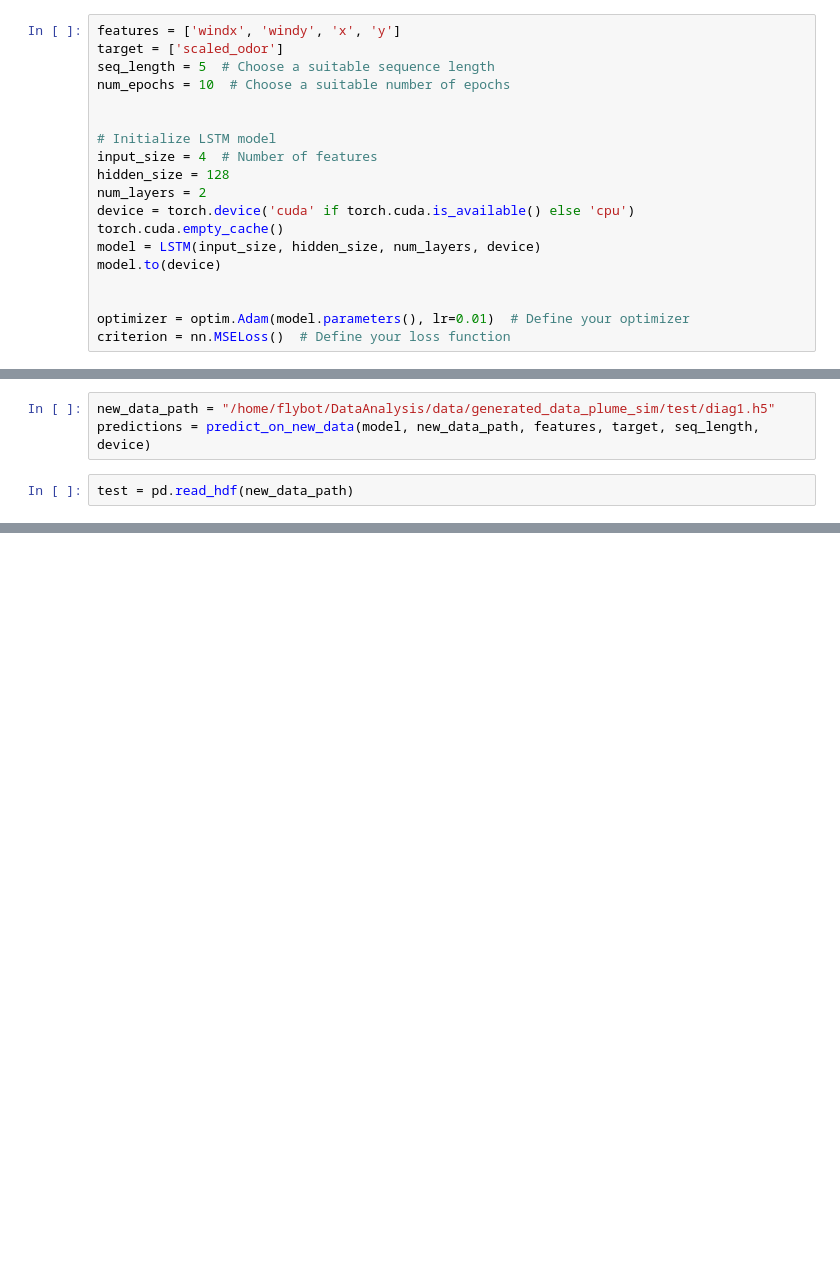
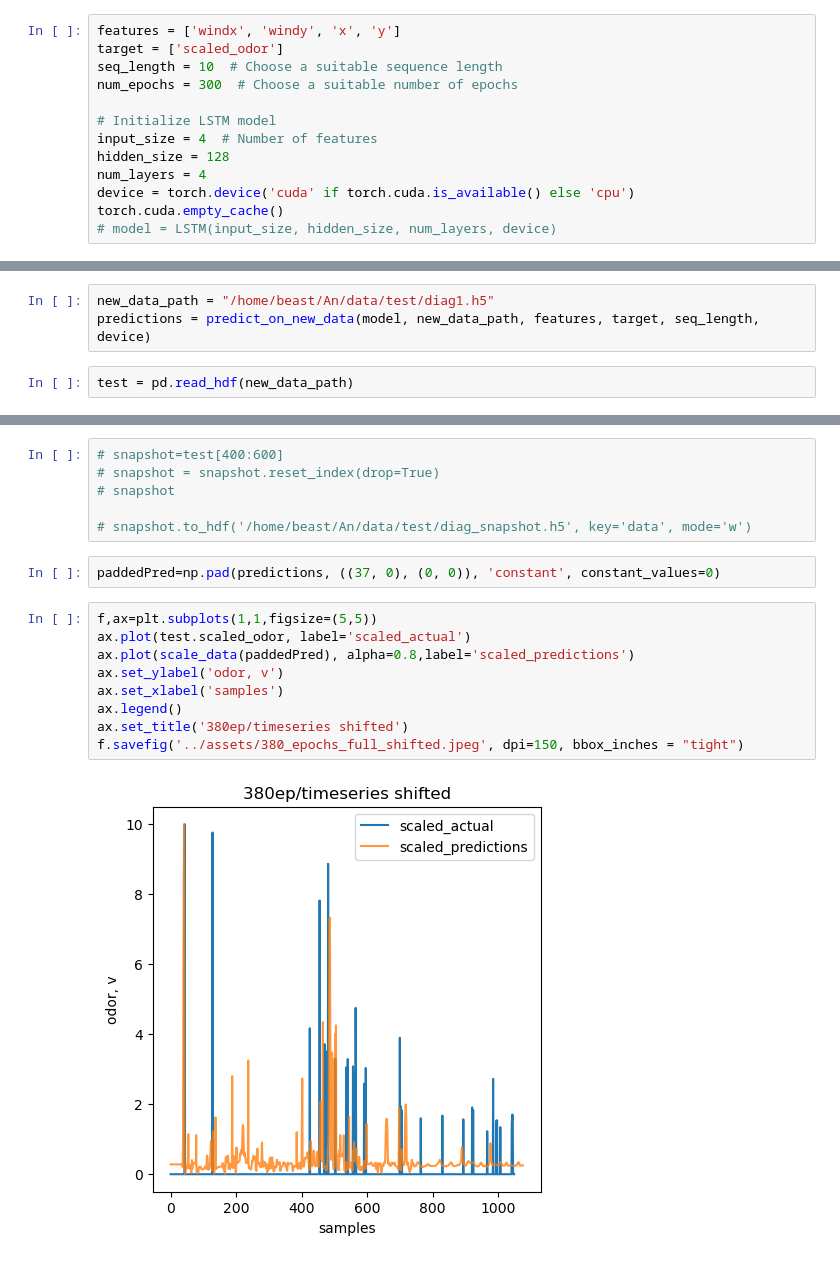
Before and after one commit to arunavanag591/COSMOS, a Jupyter notebook: train_time_series.ipynb, the cells around one changed output, grey strips where cells are left out. Saved outputs shown, nothing was run; the diff lists cells and outputs as text; blank space fills up the shorter version.

```diff
--- a/train_time_series.ipynb
+++ b/train_time_series.ipynb
@@ -150,20 +209,14 @@ def predict_on_new_data(model, new_data_path, features, target, seq_length, devi
 # %%
 features = ['windx', 'windy', 'x', 'y']
 target = ['scaled_odor']
-seq_length = 5  # Choose a suitable sequence length
-num_epochs = 10  # Choose a suitable number of epochs
-
+seq_length = 10  # Choose a suitable sequence length
+num_epochs = 300  # Choose a suitable number of epochs
 
 # Initialize LSTM model
 input_size = 4  # Number of features
 hidden_size = 128
-num_layers = 2
+num_layers = 4
 device = torch.device('cuda' if torch.cuda.is_available() else 'cpu')
 torch.cuda.empty_cache()
-model = LSTM(input_size, hidden_size, num_layers, device)
-model.to(device)
-
-
-optimizer = optim.Adam(model.parameters(), lr=0.01)  # Define your optimizer
-criterion = nn.MSELoss()  # Define your loss function
+# model = LSTM(input_size, hidden_size, num_layers, device)
 # %%
@@ -194,5 +336,5 @@ Epoch [10/10], Loss: 0.2635224461555481
 # %%
-new_data_path = "/home/flybot/DataAnalysis/data/generated_data_plume_sim/test/diag1.h5"
+new_data_path = "/home/beast/An/data/test/diag1.h5"
 predictions = predict_on_new_data(model, new_data_path, features, target, seq_length, device)
 # %%
 test = pd.read_hdf(new_data_path)
@@ -204,0 +341,19 @@ plt.plot(predictions)
+# %%
+# snapshot=test[400:600]
+# snapshot = snapshot.reset_index(drop=True)
+# snapshot
+
+# snapshot.to_hdf('/home/beast/An/data/test/diag_snapshot.h5', key='data', mode='w')
+# %%
+paddedPred=np.pad(predictions, ((37, 0), (0, 0)), 'constant', constant_values=0)
+# %%
+f,ax=plt.subplots(1,1,figsize=(5,5))
+ax.plot(test.scaled_odor, label='scaled_actual')
+ax.plot(scale_data(paddedPred), alpha=0.8,label='scaled_predictions')
+ax.set_ylabel('odor, v')
+ax.set_xlabel('samples')
+ax.legend()
+ax.set_title('380ep/timeseries shifted')
+f.savefig('../assets/380_epochs_full_shifted.jpeg', dpi=150, bbox_inches = "tight")
+# %% [output]
+[figure, added]
```
Also changed, not shown: parts of 11 cells of this notebook, 1 other file.
